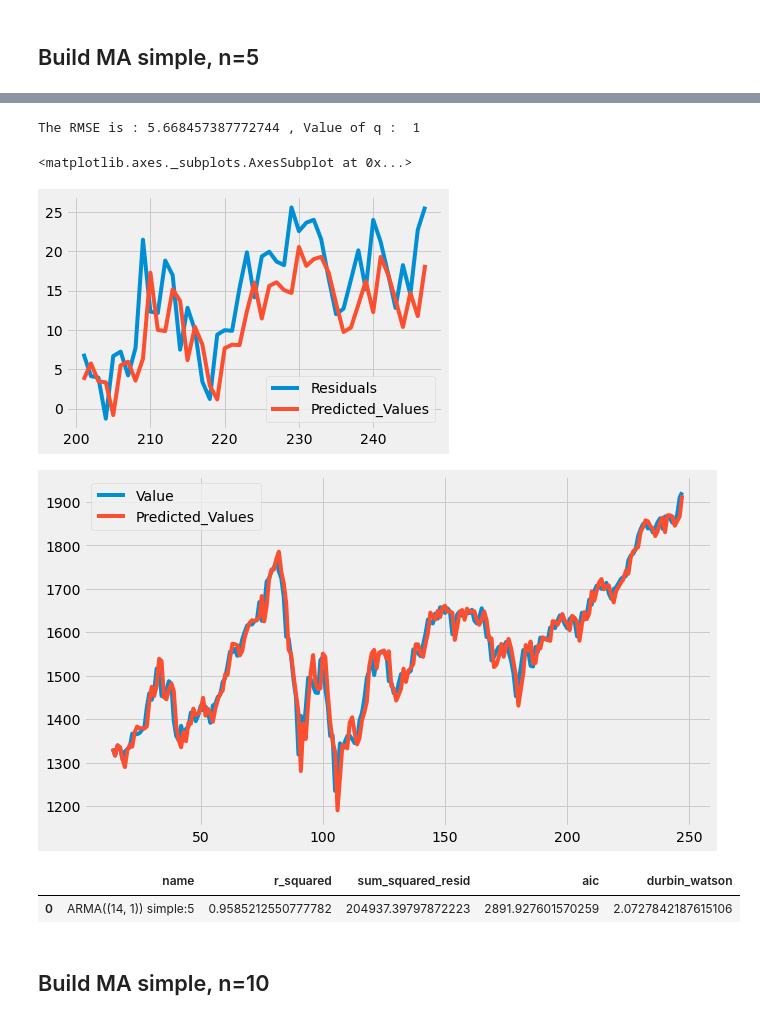
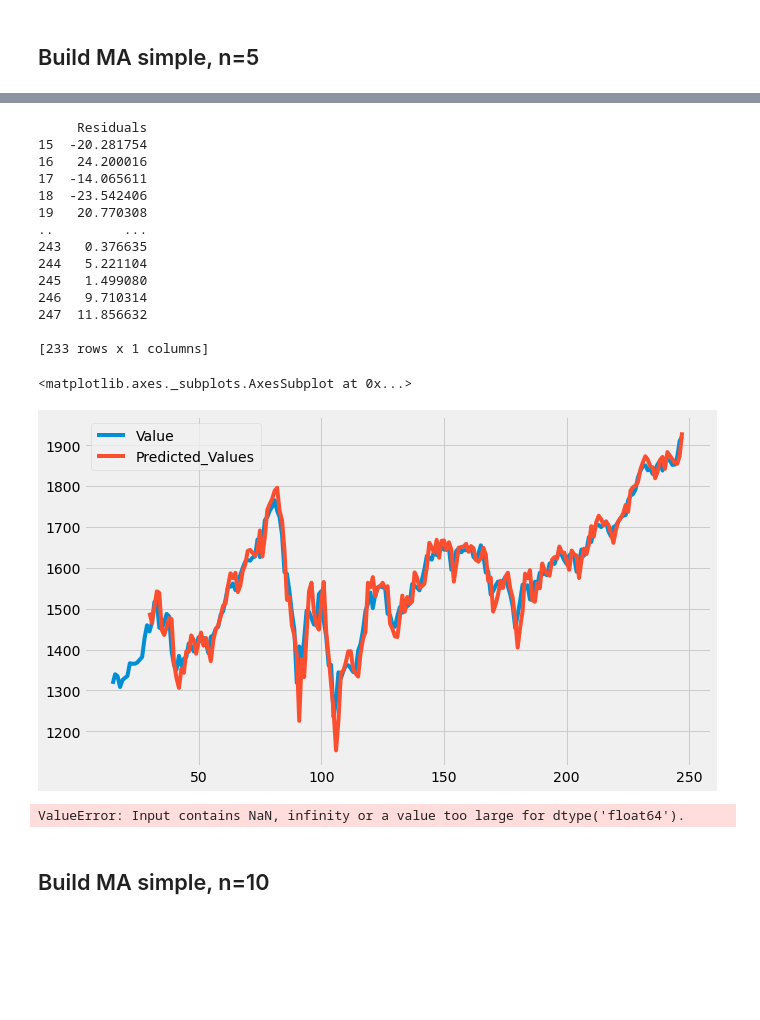
Before and after one commit to bateikoEd/time-series-analysis, a Jupyter notebook: lab3/lab3.ipynb, the cells around one changed output, grey strips where cells are left out. Cells and saved outputs as stored; diff of their text form; code cells hidden in the pictures; blank space fills up the shorter version.

```diff
--- a/lab3/lab3.ipynb
+++ b/lab3/lab3.ipynb
@@ -196,6 +228,6 @@ show_plots(y_1)
 # %%
 models_metrics = pd.DataFrame(columns=['name', 'r_squared', 'sum_squared_resid', 'aic','durbin_watson'])
 # %%
-weight, window, p= 'simple', 5, 14
+weight, window, p= 'simple', 5, 15
 # %%
-df_train, df_test, theta, intercept, RMSE = AR(p, y_1)
+df_train, theta, intercept = AR(p, y_1)
@@ -210,6 +240,6 @@ df_c[['Value','Predicted_Values']].plot(figsize=[10,6])
 # %%
 res = pd.DataFrame()
-res['Residuals'] = df_c.Value - df_c.Predicted_Values
+res['Residuals'] = df_train.Value - df_train.Predicted_Values
 res.head()
 # %% [output]
 |  | Residuals |
@@ -234,13 +259,17 @@ show_plots(res['Residuals'])
 # %%
 def weight_MA(q, res, weight, window):
 
+    res_copy = res.copy()
     if weight=='simple':
-        wma = res.rolling(window=window).mean()
+        wma = res_copy.rolling(window=window).mean()
+
 
     elif weight== 'exponential':
-        wma = res.ewm(span=window).mean()
+        wma = reres_copys.ewm(span=window).mean()
 
     else:
         pass
 
+    wma[:window] = res_copy[:window]
+    print(wma)
     return MA(q, wma)
@@ -247,23 +292,34 @@ def weight_MA(q, res, weight, window):
 # %%
-q = 1
-res_train, res_test,theta,intercept,RMSE = weight_MA(q, res, weight=weight, window=window)
+q = 15
+res_train,theta,intercept = weight_MA(q, res, weight=weight, window=window)
 
-res_c = pd.concat([res_train,res_test])
-df_c.Predicted_Values += res_c.Predicted_Values
-df_c['Predicted_Values'][:window] = df_c['Value'][:window]
-df_c[['Value','Predicted_Values']].plot(figsize=[10,6])
+res_c = res_train
+df_train.Predicted_Values += res_c.Predicted_Values
+# df_c['Predicted_Values'][:window] = df_train['Value'][:window]
+df_train[['Value','Predicted_Values']].plot(figsize=[10,6])
 # %% [output]
-The RMSE is : 5.668457387772744 , Value of q :  1
+     Residuals
+15  -20.281754
+16   24.200016
+17  -14.065611
+18  -23.542406
+19   20.770308
+..         ...
+243   0.376635
+244   5.221104
+245   1.499080
+246   9.710314
+247  11.856632
+
+[233 rows x 1 columns]
 <matplotlib.axes._subplots.AxesSubplot at 0x...>
-[figure, old version]
+[figure, new version]
-[figure, removed]
 # %%
-metrics = claculate_metrics_model(df_c['Value'], df_c['Predicted_Values'], p, q, weight, window)
+metrics = claculate_metrics_model(df_train['Value'], df_train['Predicted_Values'], p, q, weight, window)
 models_metrics = models_metrics.append(metrics)
 models_metrics
 # %% [output]
-|  | name | r_squared | sum_squared_resid | aic | durbin_watson |
-| 0 | ARMA((14, 1)) simple:5 | 0.9585212550777782 | 204937.39797872223 | 2891.927601570259 | 2.0727842187615106 |
+ValueError: Input contains NaN, infinity or a value too large for dtype('float64').
 # %% [markdown]
 ## Build MA simple, n=10
 # %%
```
Also changed, not shown: parts of 16 cells of this notebook, 2 other files.
